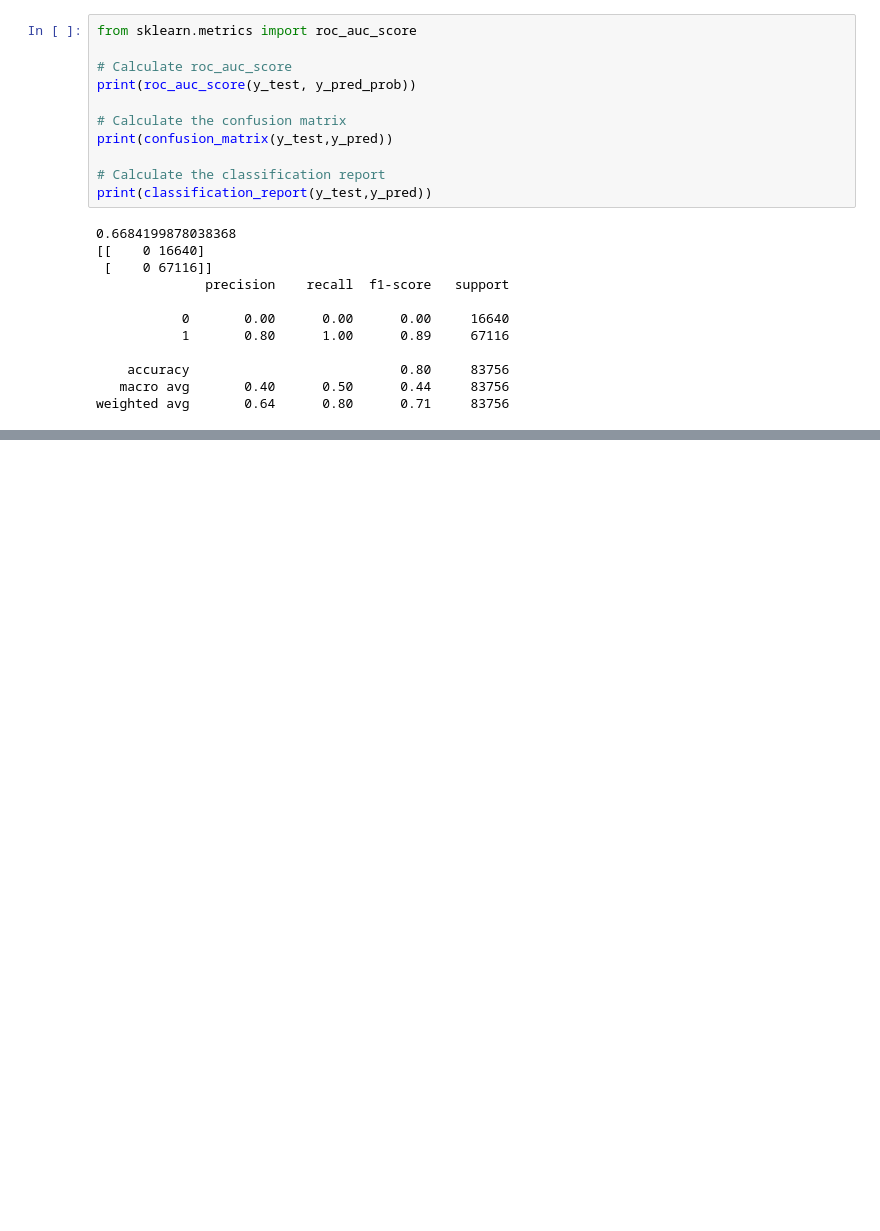
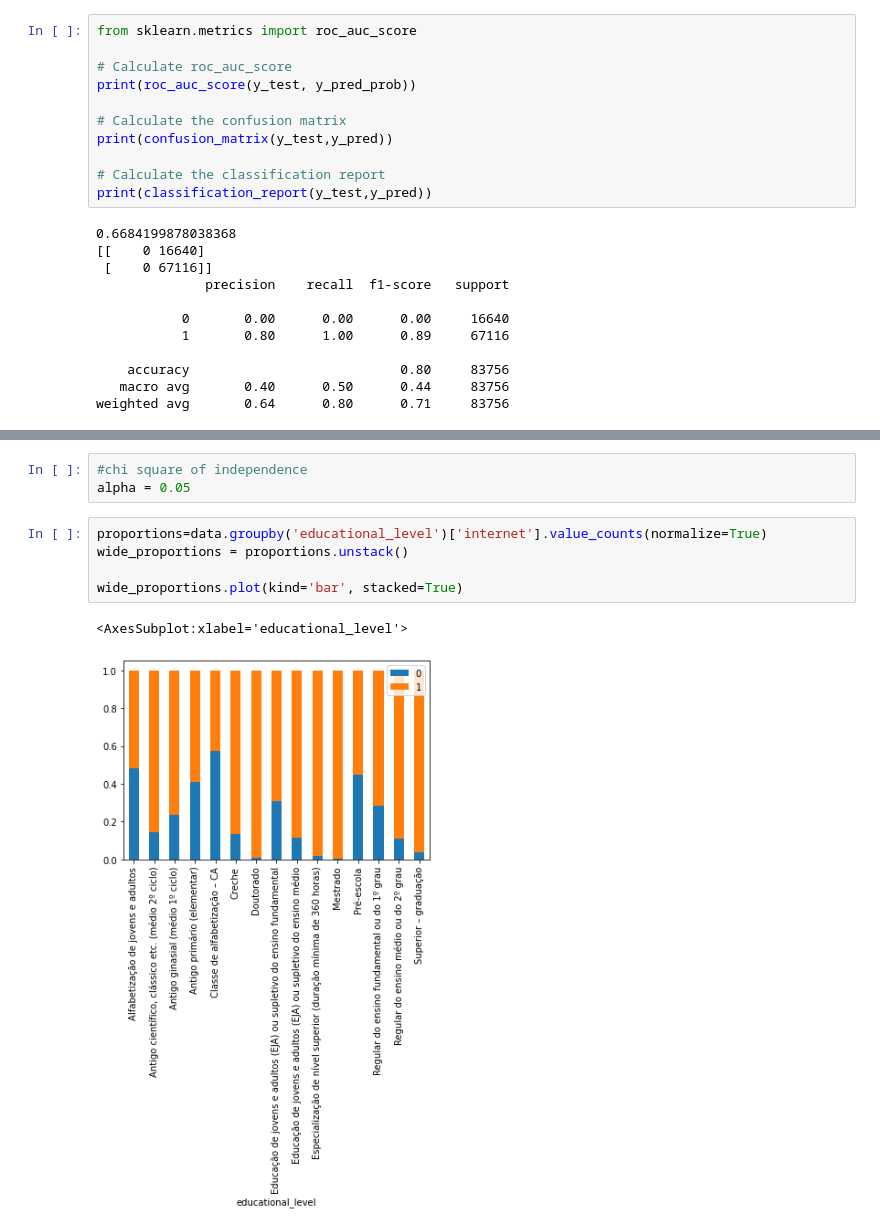
Before and after one commit to luisnakayama/IBGE_internet, a Jupyter notebook: ibge.ipynb, the cells around one changed output, grey strips where cells are left out. Drawn from its saved outputs; the diff is of its cells as text; blank space fills up the shorter version.

```diff
--- a/ibge.ipynb
+++ b/ibge.ipynb
@@ -237,0 +452,11 @@ print(logreg.coef_)
+# %%
+#chi square of independence
+alpha = 0.05
+# %%
+proportions=data.groupby('educational_level')['internet'].value_counts(normalize=True)
+wide_proportions = proportions.unstack()
+
+wide_proportions.plot(kind='bar', stacked=True)
+# %% [output]
+<AxesSubplot:xlabel='educational_level'>
+[figure, added]
```
Also changed, not shown: parts of 64 cells of this notebook.
